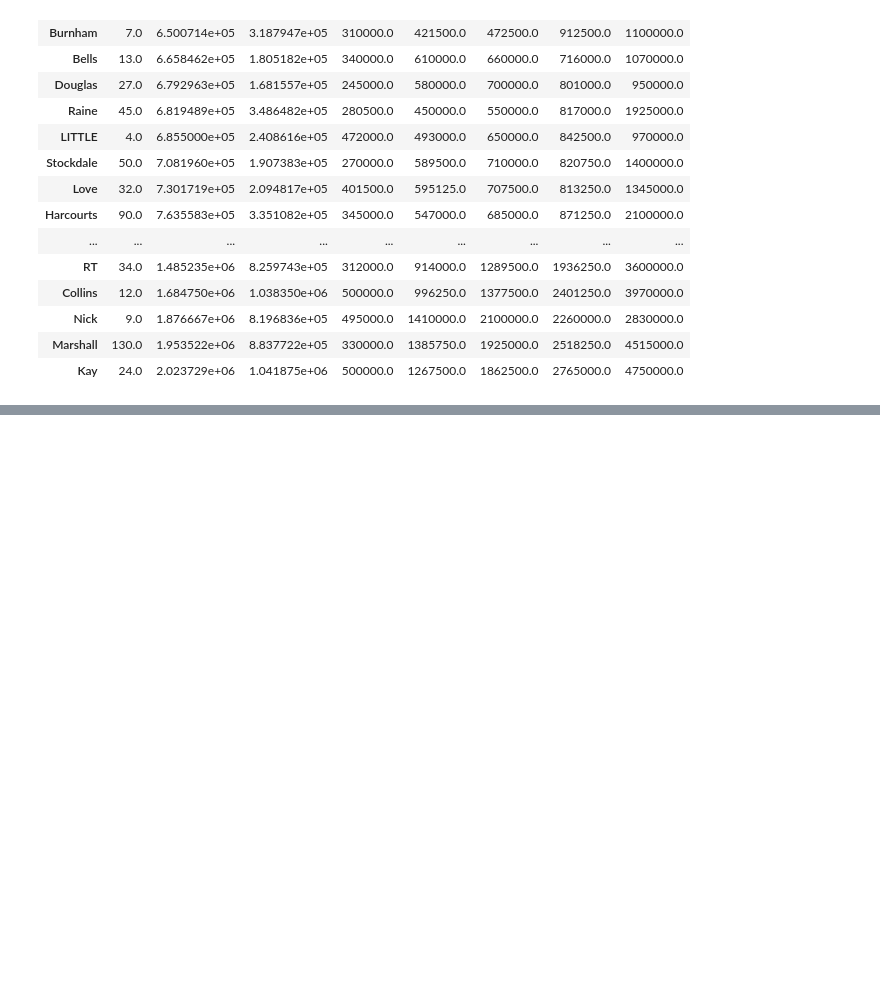
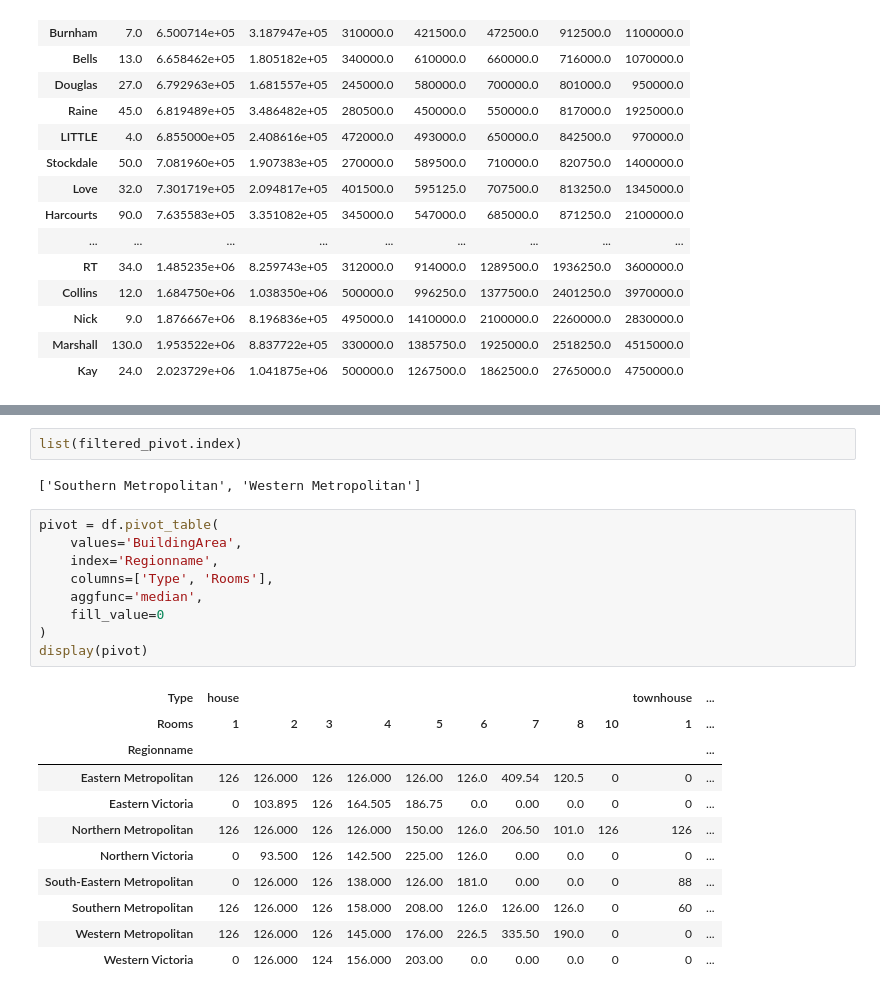
Before and after one commit to modernpacifist/engineering-of-machine-learning-urfu, a Jupyter notebook: python-pro-level/Notebooks/PandasPythonProWalkthrough5_2.ipynb, the cells around one changed output, grey strips where cells are left out. Cells and saved outputs as stored; diff of their text form; blank space fills up the shorter version.

```diff
--- a/python-pro-level/Notebooks/PandasPythonProWalkthrough5_2.ipynb
+++ b/python-pro-level/Notebooks/PandasPythonProWalkthrough5_2.ipynb
@@ -434,0 +647,25 @@ may_sep_interval.groupby('SellerG')['Price'].agg('describe').sort_values(by='mea
+# %%
+list(filtered_pivot.index)
+# %% [output]
+['Southern Metropolitan', 'Western Metropolitan']
+# %%
+pivot = df.pivot_table(
+    values='BuildingArea',
+    index='Regionname',
+    columns=['Type', 'Rooms'],
+    aggfunc='median',
+    fill_value=0
+)
+display(pivot)
+# %% [output]
+| Type | house |  |  |  |  |  |  |  |  | townhouse | ... |
+| Rooms | 1 | 2 | 3 | 4 | 5 | 6 | 7 | 8 | 10 | 1 | ... |
+| Regionname |  |  |  |  |  |  |  |  |  |  | ... |
+| Eastern Metropolitan | 126 | 126.000 | 126 | 126.000 | 126.00 | 126.0 | 409.54 | 120.5 | 0 | 0 | ... |
+| Eastern Victoria | 0 | 103.895 | 126 | 164.505 | 186.75 | 0.0 | 0.00 | 0.0 | 0 | 0 | ... |
+| Northern Metropolitan | 126 | 126.000 | 126 | 126.000 | 150.00 | 126.0 | 206.50 | 101.0 | 126 | 126 | ... |
+| Northern Victoria | 0 | 93.500 | 126 | 142.500 | 225.00 | 126.0 | 0.00 | 0.0 | 0 | 0 | ... |
+| South-Eastern Metropolitan | 0 | 126.000 | 126 | 138.000 | 126.00 | 181.0 | 0.00 | 0.0 | 0 | 88 | ... |
+| Southern Metropolitan | 126 | 126.000 | 126 | 158.000 | 208.00 | 126.0 | 126.00 | 126.0 | 0 | 60 | ... |
+| Western Metropolitan | 126 | 126.000 | 126 | 145.000 | 176.00 | 226.5 | 335.50 | 190.0 | 0 | 0 | ... |
+| Western Victoria | 0 | 126.000 | 124 | 156.000 | 203.00 | 0.0 | 0.00 | 0.0 | 0 | 0 | ... |
```
Also changed, not shown: parts of 16 cells of this notebook.
